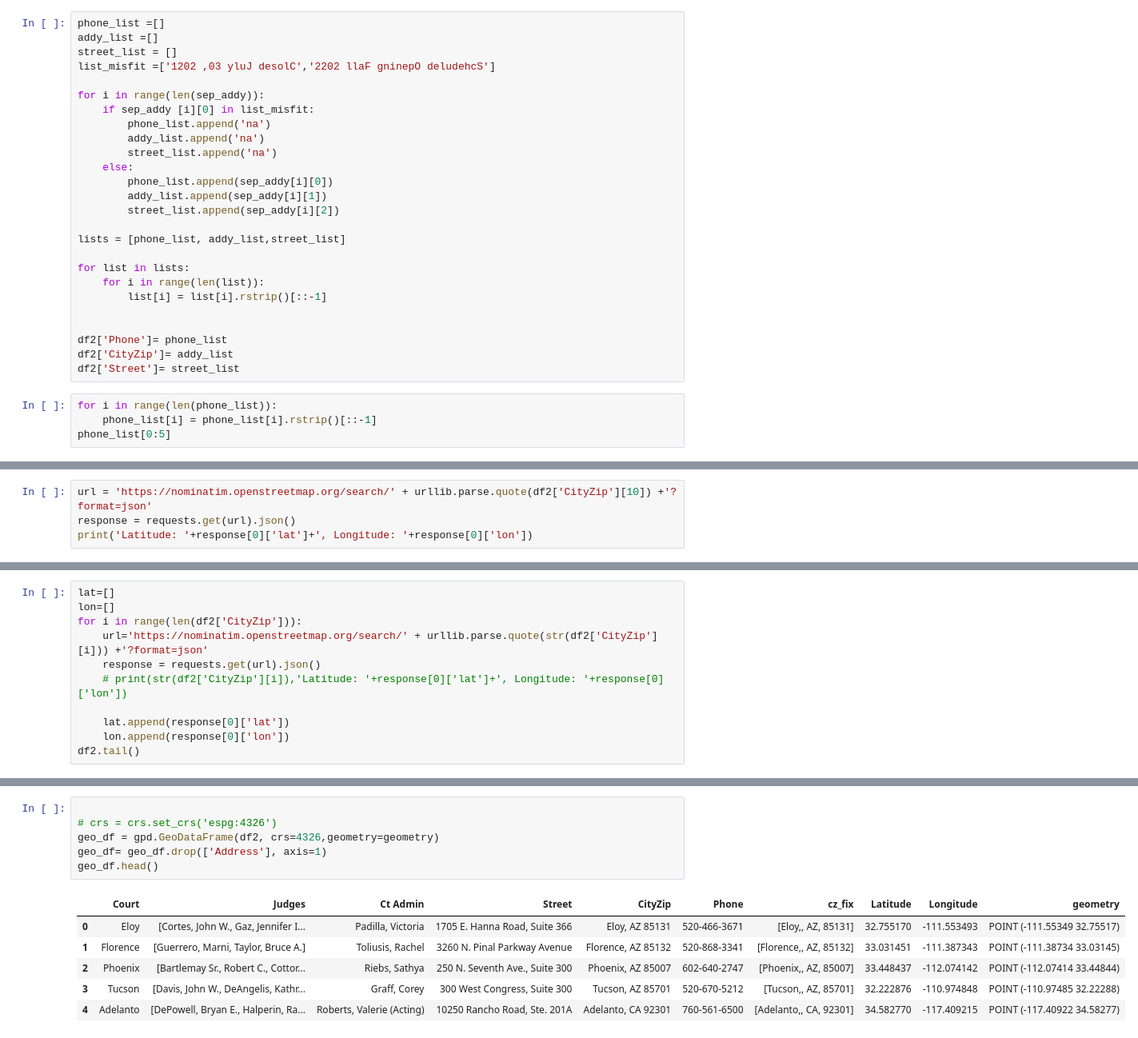
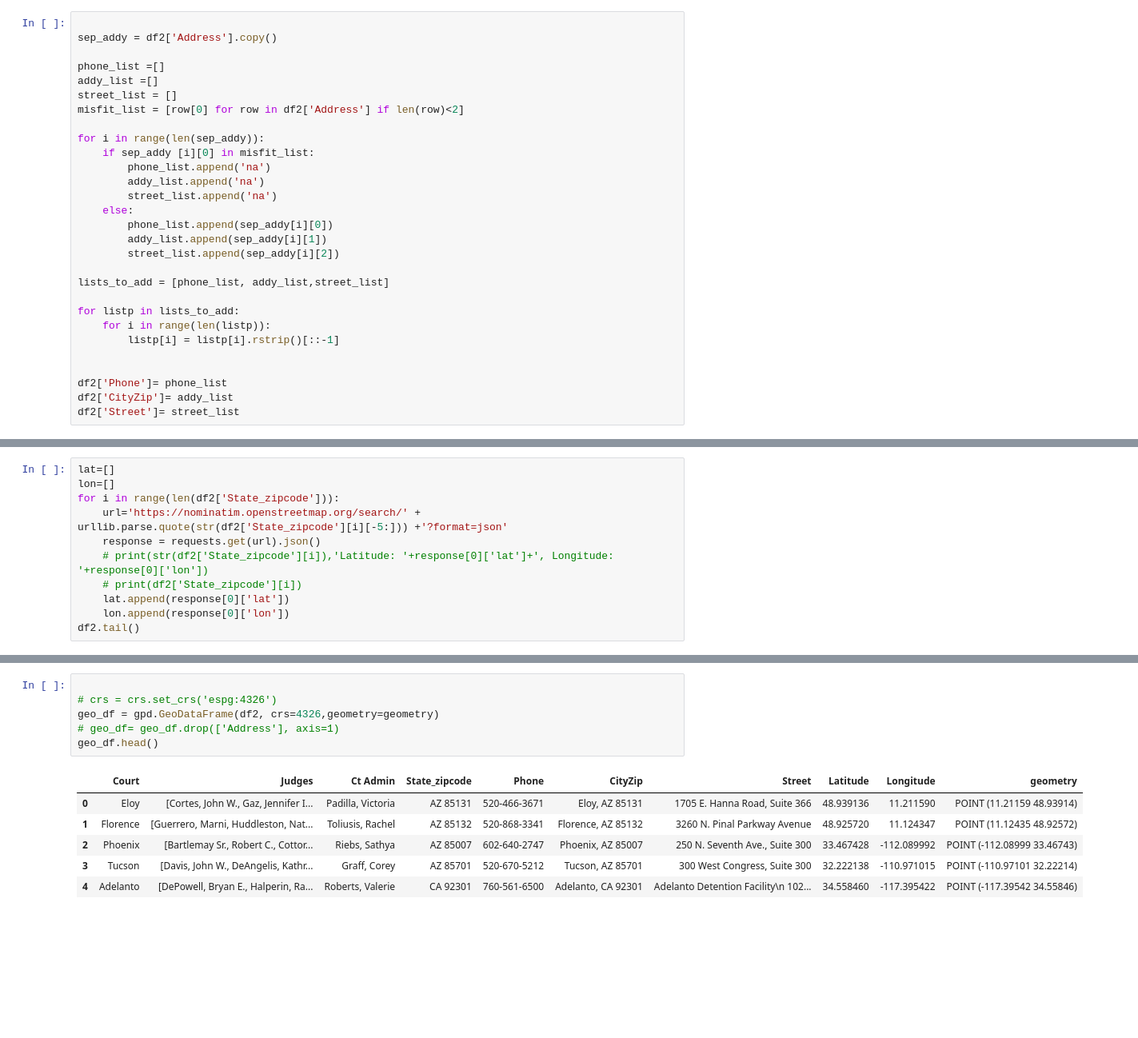
Before and after one commit to lrhf97/geo_courts, a Jupyter notebook: Immigration_judge_directory.ipynb, the cells around one changed output, grey strips where cells are left out. Shown at 80% size. Saved outputs shown, nothing was run; the diff lists cells and outputs as text; blank space fills up the shorter version.

Commit message:
refactored address for map

```diff
--- a/Immigration_judge_directory.ipynb
+++ b/Immigration_judge_directory.ipynb
@@ -177,11 +182,14 @@ sep_addy[0][0]
 # %%
+
+sep_addy = df2['Address'].copy()
+
 phone_list =[]
 addy_list =[]
 street_list = []
-list_misfit =['1202 ,03 yluJ desolC','2202 llaF gninepO deludehcS']
+misfit_list = [row[0] for row in df2['Address'] if len(row)<2]
 
 for i in range(len(sep_addy)):
-    if sep_addy [i][0] in list_misfit:
+    if sep_addy [i][0] in misfit_list:
         phone_list.append('na')
         addy_list.append('na')
         street_list.append('na')
@@ -190,17 +198,13 @@ for i in range(len(sep_addy)):
         addy_list.append(sep_addy[i][1])
         street_list.append(sep_addy[i][2])
 
-lists = [phone_list, addy_list,street_list]
+lists_to_add = [phone_list, addy_list,street_list]
 
-for list in lists:
-    for i in range(len(list)):
-        list[i] = list[i].rstrip()[::-1]
+for listp in lists_to_add:
+    for i in range(len(listp)):
+        listp[i] = listp[i].rstrip()[::-1]
 
 
 df2['Phone']= phone_list
 df2['CityZip']= addy_list
 df2['Street']= street_list
-# %%
-for i in range(len(phone_list)):
-    phone_list[i] = phone_list[i].rstrip()[::-1]
-phone_list[0:5]
@@ -249,4 +236,0 @@ Name: 4, dtype: object
-# %%
-url = 'https://nominatim.openstreetmap.org/search/' + urllib.parse.quote(df2['CityZip'][10]) +'?format=json'
-response = requests.get(url).json()
-print('Latitude: '+response[0]['lat']+', Longitude: '+response[0]['lon'])
@@ -271,11 +241,11 @@ df2[44:48]
 # %%
 lat=[]
 lon=[]
-for i in range(len(df2['CityZip'])):
-    url='https://nominatim.openstreetmap.org/search/' + urllib.parse.quote(str(df2['CityZip'][i])) +'?format=json'
+for i in range(len(df2['State_zipcode'])):
+    url='https://nominatim.openstreetmap.org/search/' + urllib.parse.quote(str(df2['State_zipcode'][i][-5:])) +'?format=json'
     response = requests.get(url).json()
-    # print(str(df2['CityZip'][i]),'Latitude: '+response[0]['lat']+', Longitude: '+response[0]['lon'])
-
+    # print(str(df2['State_zipcode'][i]),'Latitude: '+response[0]['lat']+', Longitude: '+response[0]['lon'])
+    # print(df2['State_zipcode'][i])
     lat.append(response[0]['lat'])
     lon.append(response[0]['lon'])
 df2.tail()
@@ -316,16 +284,16 @@ geometry[:3]
 # %%
 
 # crs = crs.set_crs('espg:4326')
 geo_df = gpd.GeoDataFrame(df2, crs=4326,geometry=geometry)
-geo_df= geo_df.drop(['Address'], axis=1)
+# geo_df= geo_df.drop(['Address'], axis=1)
 geo_df.head()
 # %% [output]
-|  | Court | Judges | Ct Admin | Street | CityZip | Phone | cz_fix | Latitude | Longitude | geometry |
-| 0 | Eloy | [Cortes, John W., Gaz, Jennifer I... | Padilla, Victoria | 1705 E. Hanna Road, Suite 366 | Eloy, AZ 85131 | 520-466-3671 | [Eloy,, AZ, 85131] | 32.755170 | -111.553493 | POINT (-111.55349 32.75517) |
-| 1 | Florence | [Guerrero, Marni, Taylor, Bruce A.] | Toliusis, Rachel | 3260 N. Pinal Parkway Avenue | Florence, AZ 85132 | 520-868-3341 | [Florence,, AZ, 85132] | 33.031451 | -111.387343 | POINT (-111.38734 33.03145) |
-| 2 | Phoenix | [Bartlemay Sr., Robert C., Cottor... | Riebs, Sathya | 250 N. Seventh Ave., Suite 300 | Phoenix, AZ 85007 | 602-640-2747 | [Phoenix,, AZ, 85007] | 33.448437 | -112.074142 | POINT (-112.07414 33.44844) |
-| 3 | Tucson | [Davis, John W., DeAngelis, Kathr... | Graff, Corey | 300 West Congress, Suite 300 | Tucson, AZ 85701 | 520-670-5212 | [Tucson,, AZ, 85701] | 32.222876 | -110.974848 | POINT (-110.97485 32.22288) |
-| 4 | Adelanto | [DePowell, Bryan E., Halperin, Ra... | Roberts, Valerie (Acting) | 10250 Rancho Road, Ste. 201A | Adelanto, CA 92301 | 760-561-6500 | [Adelanto,, CA, 92301] | 34.582770 | -117.409215 | POINT (-117.40922 34.58277) |
+|  | Court | Judges | Ct Admin | State_zipcode | Phone | CityZip | Street | Latitude | Longitude | geometry |
+| 0 | Eloy | [Cortes, John W., Gaz, Jennifer I... | Padilla, Victoria | AZ 85131 | 520-466-3671 | Eloy, AZ 85131 | 1705 E. Hanna Road, Suite 366 | 48.939136 | 11.211590 | POINT (11.21159 48.93914) |
+| 1 | Florence | [Guerrero, Marni, Huddleston, Nat... | Toliusis, Rachel | AZ 85132 | 520-868-3341 | Florence, AZ 85132 | 3260 N. Pinal Parkway Avenue | 48.925720 | 11.124347 | POINT (11.12435 48.92572) |
+| 2 | Phoenix | [Bartlemay Sr., Robert C., Cottor... | Riebs, Sathya | AZ 85007 | 602-640-2747 | Phoenix, AZ 85007 | 250 N. Seventh Ave., Suite 300 | 33.467428 | -112.089992 | POINT (-112.08999 33.46743) |
+| 3 | Tucson | [Davis, John W., DeAngelis, Kathr... | Graff, Corey | AZ 85701 | 520-670-5212 | Tucson, AZ 85701 | 300 West Congress, Suite 300 | 32.222138 | -110.971015 | POINT (-110.97101 32.22214) |
+| 4 | Adelanto | [DePowell, Bryan E., Halperin, Ra... | Roberts, Valerie | CA 92301 | 760-561-6500 | Adelanto, CA 92301 | Adelanto Detention Facility\n 102... | 34.558460 | -117.395422 | POINT (-117.39542 34.55846) |
 # %%
 geo_df= geo_df[geo_df.Longitude <-50]
 BBox = ((geo_df.Longitude.min(), geo_df.Longitude.max(),geo_df.Latitude.min(), geo_df.Latitude.max()))
```
Also changed, not shown: parts of 35 cells of this notebook, 2 other files.
